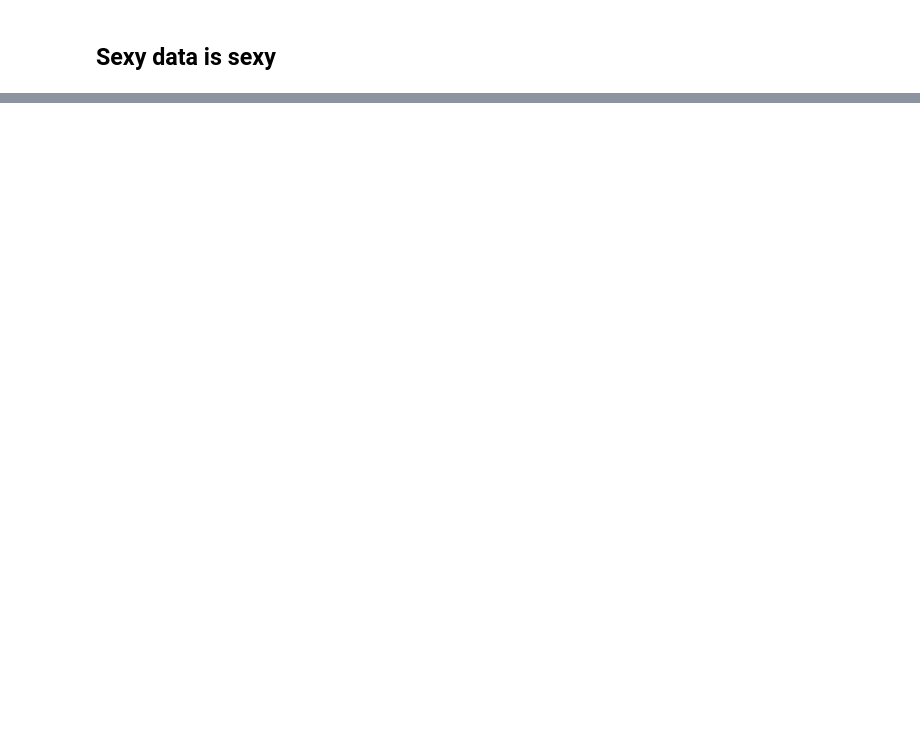
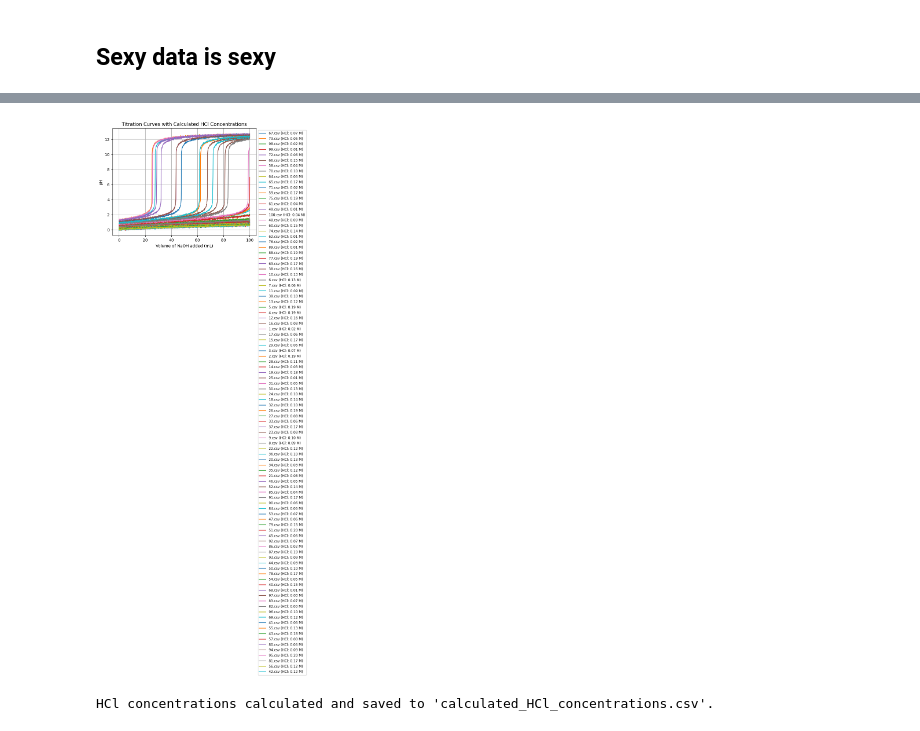
Before and after one commit to FAIRChemistry/pySummerSchool24, a Jupyter notebook: setup/generate_data.ipynb, the cells around one changed output, grey strips where cells are left out. Cells and saved outputs as stored; diff of their text form; code cells hidden in the pictures; blank space fills up the shorter version.

```diff
--- a/setup/generate_data.ipynb
+++ b/setup/generate_data.ipynb
@@ -101,0 +106,66 @@ plt.show()
+# %%
+import os
+import pandas as pd
+import numpy as np
+import matplotlib.pyplot as plt
+
+# Constants
+NaOH_concentration = 0.1  # Molar concentration of NaOH (fixed)
+volume_HCl = 50  # Volume of HCl in mL (known)
+
+# Directory containing the titration datasets
+data_dir = "titration_datasets"
+
+# Function to find equivalence point based on maximum pH gradient (steepest slope)
+def find_equivalence_point(df):
+    # Calculate the difference in pH over the difference in volume (approximate derivative)
+    dpH_dV = np.diff(df["pH"]) / np.diff(df["Volume NaOH (mL)"])
+
+    # The equivalence point corresponds to the steepest change in pH, which is the max slope
+    max_gradient_index = np.argmax(dpH_dV)
+
+    # The corresponding volume of NaOH at the equivalence point
+    V_eq = df["Volume NaOH (mL)"].iloc[max_gradient_index]
+
+    return V_eq
+
+# Initialize list to store results
+results = []
+
+# Loop through all titration files
+for filename in os.listdir(data_dir):
+    if filename.endswith(".csv"):
+        filepath = os.path.join(data_dir, filename)
+
+        # Load the titration data
+        df = pd.read_csv(filepath)
+
+        # Find equivalence point
+        V_eq = find_equivalence_point(df)
+
+        # Calculate the concentration of HCl using the formula
+        HCl_concentration = (NaOH_concentration * V_eq) / volume_HCl
+
+        # Append result to the list (filename and calculated concentration)
+        results.append([filename, HCl_concentration])
+
+        # Plot the titration curve for reference (optional)
+        plt.plot(df["Volume NaOH (mL)"], df["pH"], label=f"{filename.split('_')[1]} (HCl: {HCl_concentration:.2f} M)")
+
+# Save the results to a CSV
+results_df = pd.DataFrame(results, columns=["Filename", "Calculated HCl Concentration (M)"])
+results_df.to_csv("calculated_HCl_concentrations.csv", index=False)
+
+# Show plot with calculated concentrations
+plt.xlabel("Volume of NaOH added (mL)")
+plt.ylabel("pH")
+plt.title("Titration Curves with Calculated HCl Concentrations")
+plt.legend(loc='upper left', bbox_to_anchor=(1,1), fontsize='small')
+plt.grid(True)
+plt.tight_layout()
+plt.show()
+
+print("HCl concentrations calculated and saved to 'calculated_HCl_concentrations.csv'.")
+# %% [output]
+[figure, added]
+HCl concentrations calculated and saved to 'calculated_HCl_concentrations.csv'.
```
Also changed, not shown: parts of 3 cells of this notebook, 4 other files.
